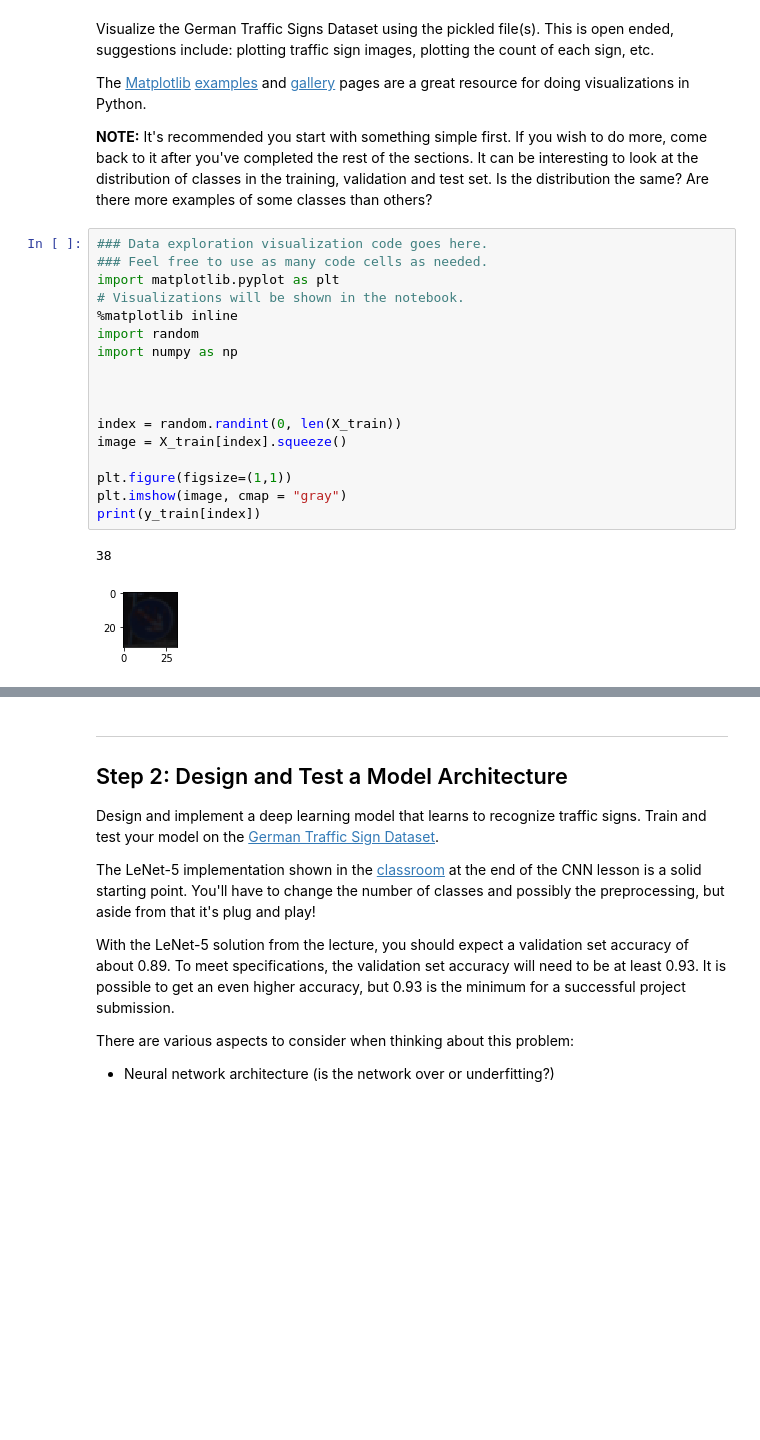
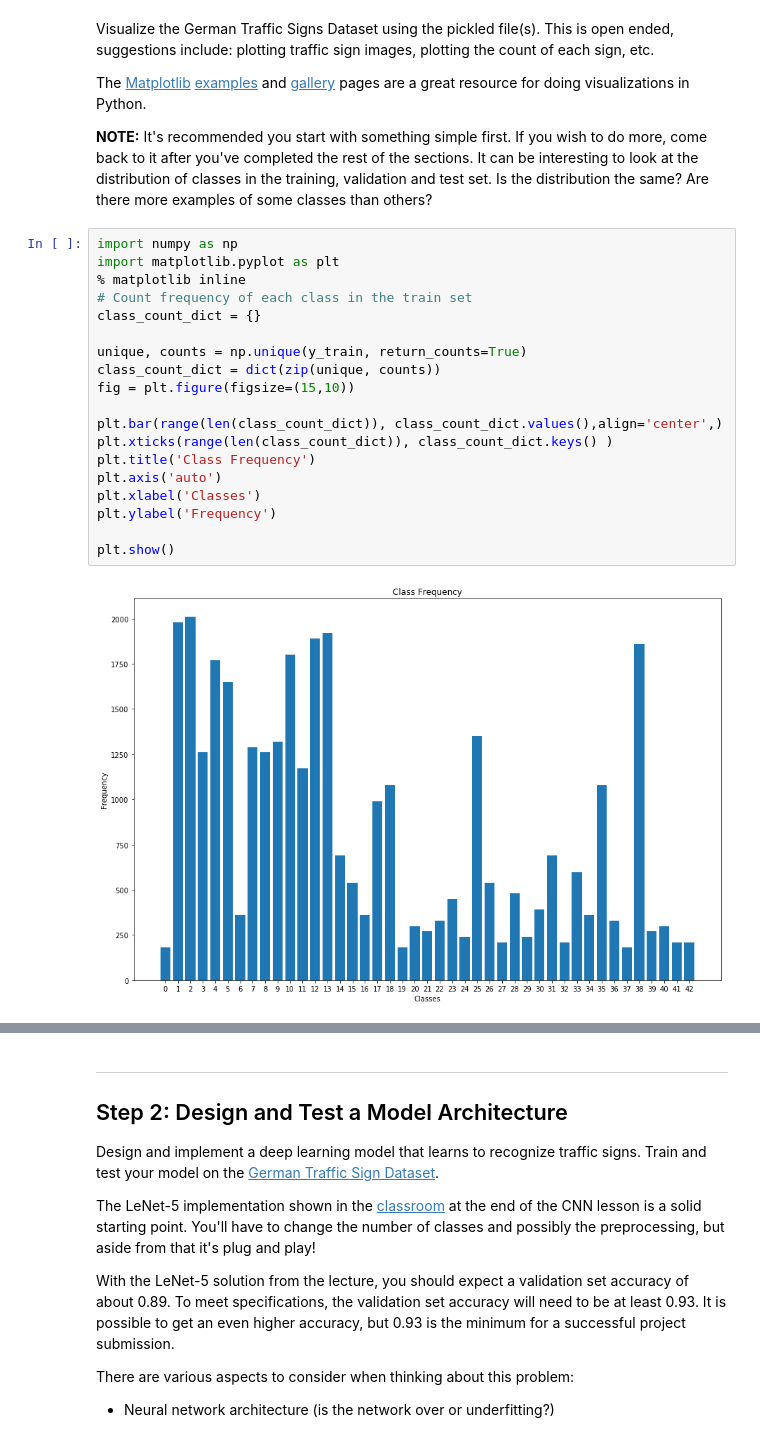
Before and after one commit to ashaik4/Traffic-Sign-Classifier-Project, a Jupyter notebook: Traffic_Sign_Classifier.ipynb, the cells around one changed output, grey strips where cells are left out. Cells and saved outputs as stored; diff of their text form; blank space fills up the shorter version.

```diff
--- a/Traffic_Sign_Classifier.ipynb
+++ b/Traffic_Sign_Classifier.ipynb
@@ -103,23 +103,24 @@ Visualize the German Traffic Signs Dataset using the pickled file(s). This is op
 The [Matplotlib](http://matplotlib.org/) [examples](http://matplotlib.org/examples/index.html) and [gallery](http://matplotlib.org/gallery.html) pages are a great resource for doing visualizations in Python.
 
 **NOTE:** It's recommended you start with something simple first. If you wish to do more, come back to it after you've completed the rest of the sections. It can be interesting to look at the distribution of classes in the training, validation and test set. Is the distribution the same? Are there more examples of some classes than others?
-# %%
-### Data exploration visualization code goes here.
-### Feel free to use as many code cells as needed.
-import matplotlib.pyplot as plt
-# Visualizations will be shown in the notebook.
-%matplotlib inline
-import random
-import numpy as np
-
-
-
-index = random.randint(0, len(X_train))
-image = X_train[index].squeeze()
-
-plt.figure(figsize=(1,1))
-plt.imshow(image, cmap = "gray")
-print(y_train[index])
-# %% [output]
-38
-[figure, removed]
+# %%
+import numpy as np
+import matplotlib.pyplot as plt
+% matplotlib inline
+# Count frequency of each class in the train set
+class_count_dict = {}
+
+unique, counts = np.unique(y_train, return_counts=True)
+class_count_dict = dict(zip(unique, counts))
+fig = plt.figure(figsize=(15,10))
+
+plt.bar(range(len(class_count_dict)), class_count_dict.values(),align='center',)
+plt.xticks(range(len(class_count_dict)), class_count_dict.keys() )
+plt.title('Class Frequency')
+plt.axis('auto')
+plt.xlabel('Classes')
+plt.ylabel('Frequency')
+
+plt.show()
+# %% [output]
+[figure, added]
```
Also changed, not shown: parts of 12 cells of this notebook, 3 other files.
